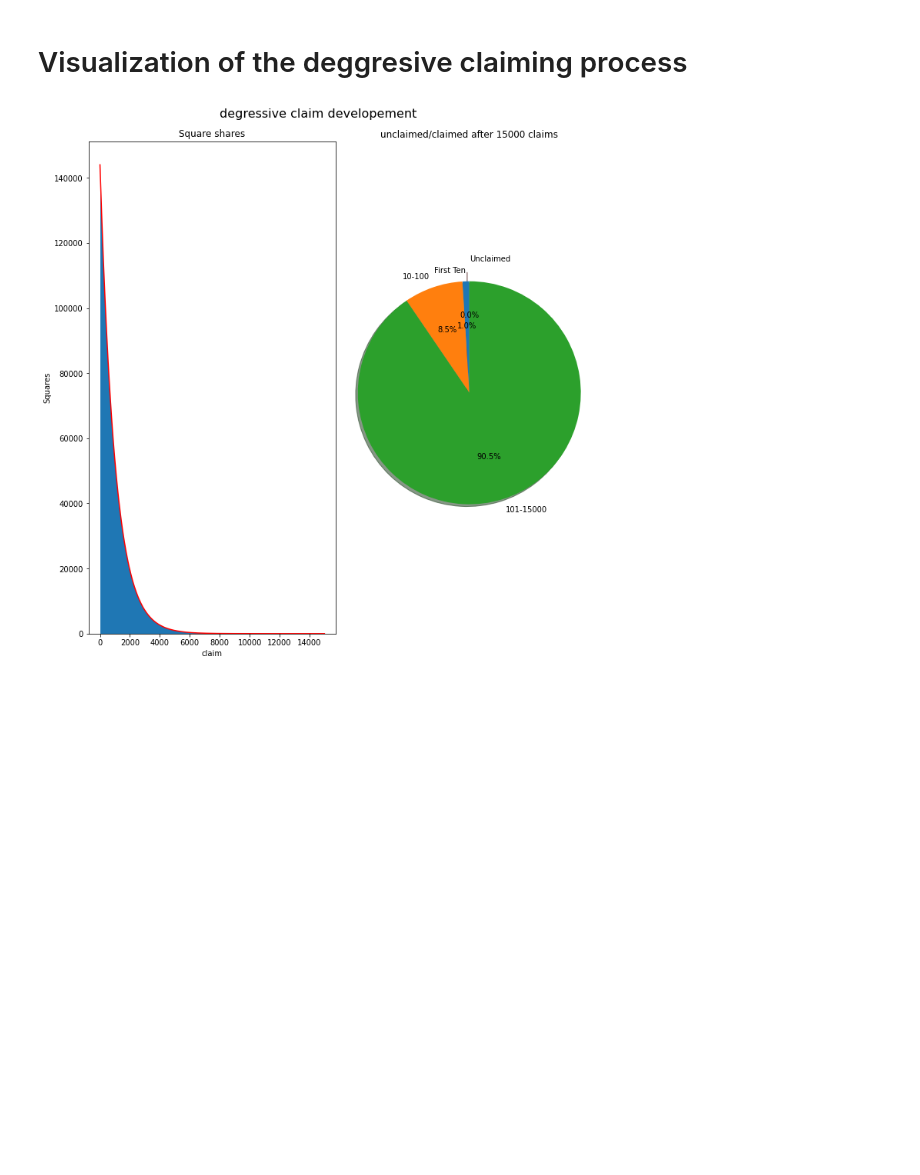
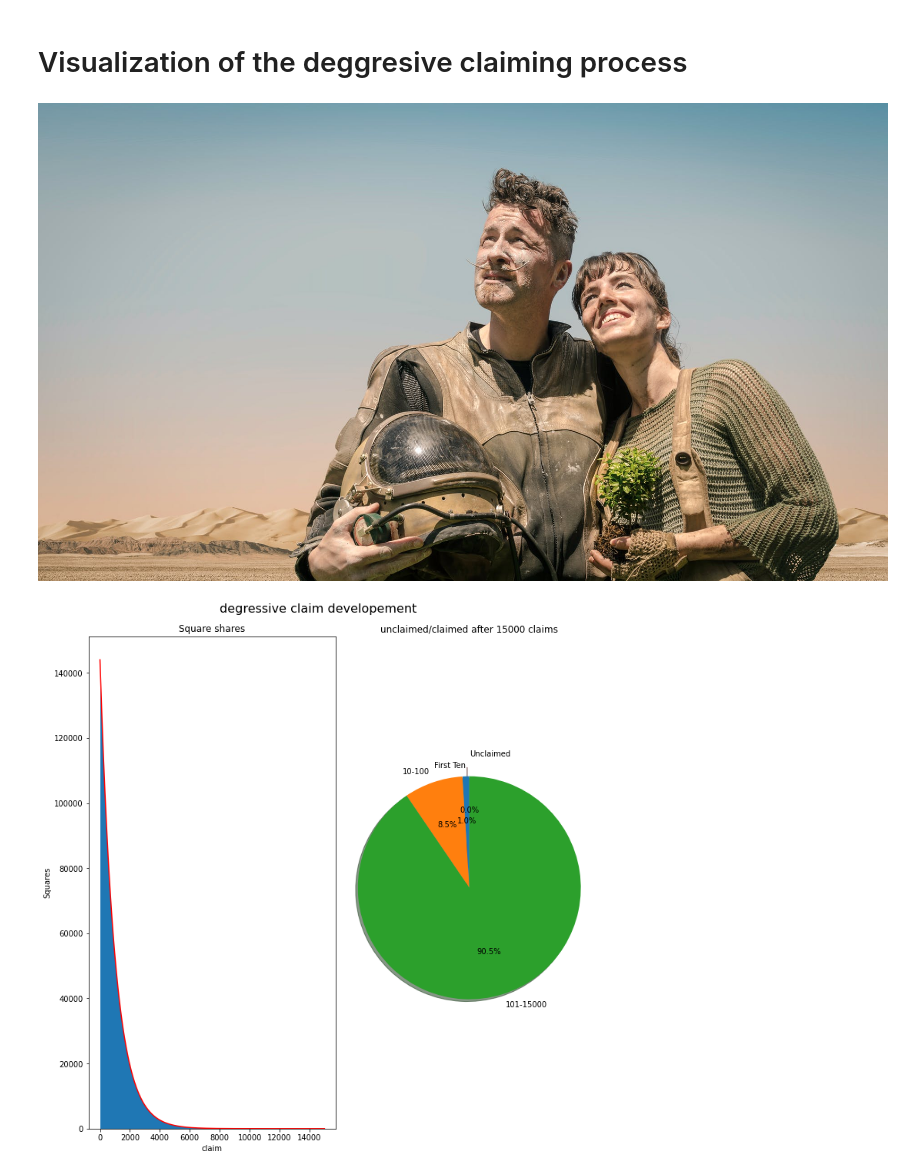
Before and after one commit to CryptoMars/crypto-mars, a Jupyter notebook: tools/mars_claiming_deg.ipynb, the cells around one changed output. Saved outputs shown, nothing was run; the diff lists cells and outputs as text; code cells hidden in the pictures; blank space fills up the shorter version.

```diff
--- a/tools/mars_claiming_deg.ipynb
+++ b/tools/mars_claiming_deg.ipynb
@@ -1,5 +1,10 @@
 # %% [markdown]
 # Visualization of the deggresive claiming process
+# %%
+from IPython.display import Image
+Image("../future.jpeg")
+# %% [output]
+[figure, added]
 # %%
 import matplotlib.pyplot as plt
 # %%
```
Also changed, not shown: parts of 3 cells of this notebook.
